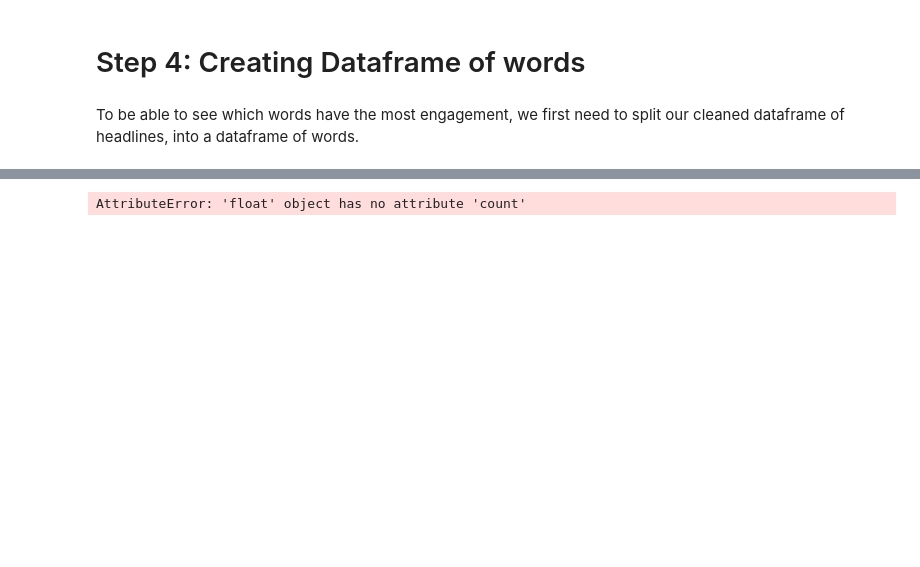
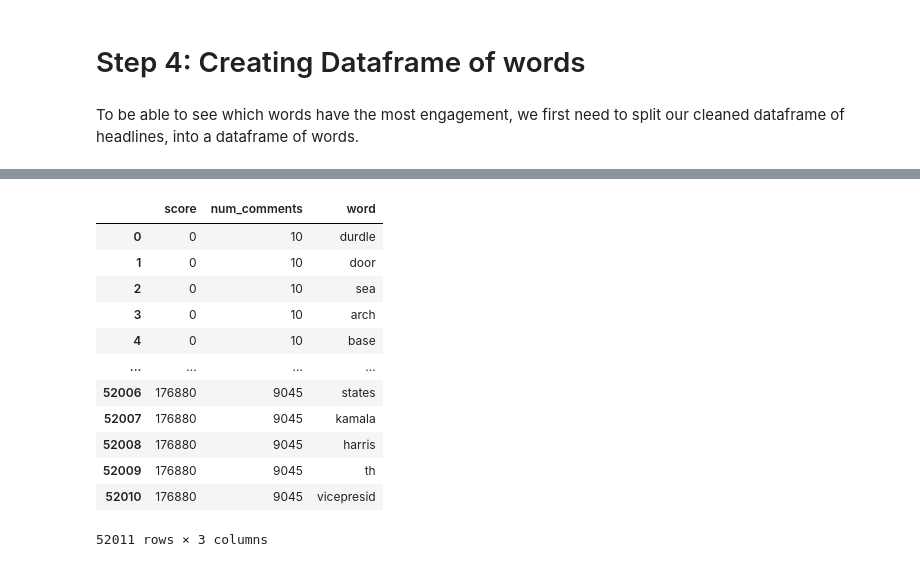
Before and after one commit to DavidReynisson/News_word_analysis, a Jupyter notebook: Step 4.ipynb, the cells around one changed output, grey strips where cells are left out. Saved outputs shown, nothing was run; the diff lists cells and outputs as text; code cells hidden in the pictures; blank space fills up the shorter version.

```diff
--- a/Step 4.ipynb
+++ b/Step 4.ipynb
@@ -44,8 +26,0 @@ news
-# %%
-# now multiply the number of times each score is written out (score_per_word) with the number of words in titles_split
-# and the same for comments (comments_per_word)
-
-news['score_repeat'] = news.apply(lambda x: [x.score] * (x.titles.count(' ')+1) , axis =1)
-news
-# %% [output]
-AttributeError: 'float' object has no attribute 'count'
@@ -55,2 +27,22 @@ AttributeError: 'float' object has no attribute 'count'
+# %%
+# Now explode into words
+df['titles'] = df['titles'].str.split()
+df1 = df.explode('titles', ignore_index=True)
+df1.columns = ['score', 'num_comments', 'word']
+df1
+# %% [output]
+|  | score | num_comments | word |
+| 0 | 0 | 10 | durdle |
+| 1 | 0 | 10 | door |
+| 2 | 0 | 10 | sea |
+| 3 | 0 | 10 | arch |
+| 4 | 0 | 10 | base |
+| ... | ... | ... | ... |
+| 52006 | 176880 | 9045 | states |
+| 52007 | 176880 | 9045 | kamala |
+| 52008 | 176880 | 9045 | harris |
+| 52009 | 176880 | 9045 | th |
+| 52010 | 176880 | 9045 | vicepresid |
+52011 rows × 3 columns
 # %%
 # Now combine rows with the same words in titles_split, also add column that says how many rows were combined for each word
```
Also changed, not shown: parts of 12 cells of this notebook, 8 other files.
